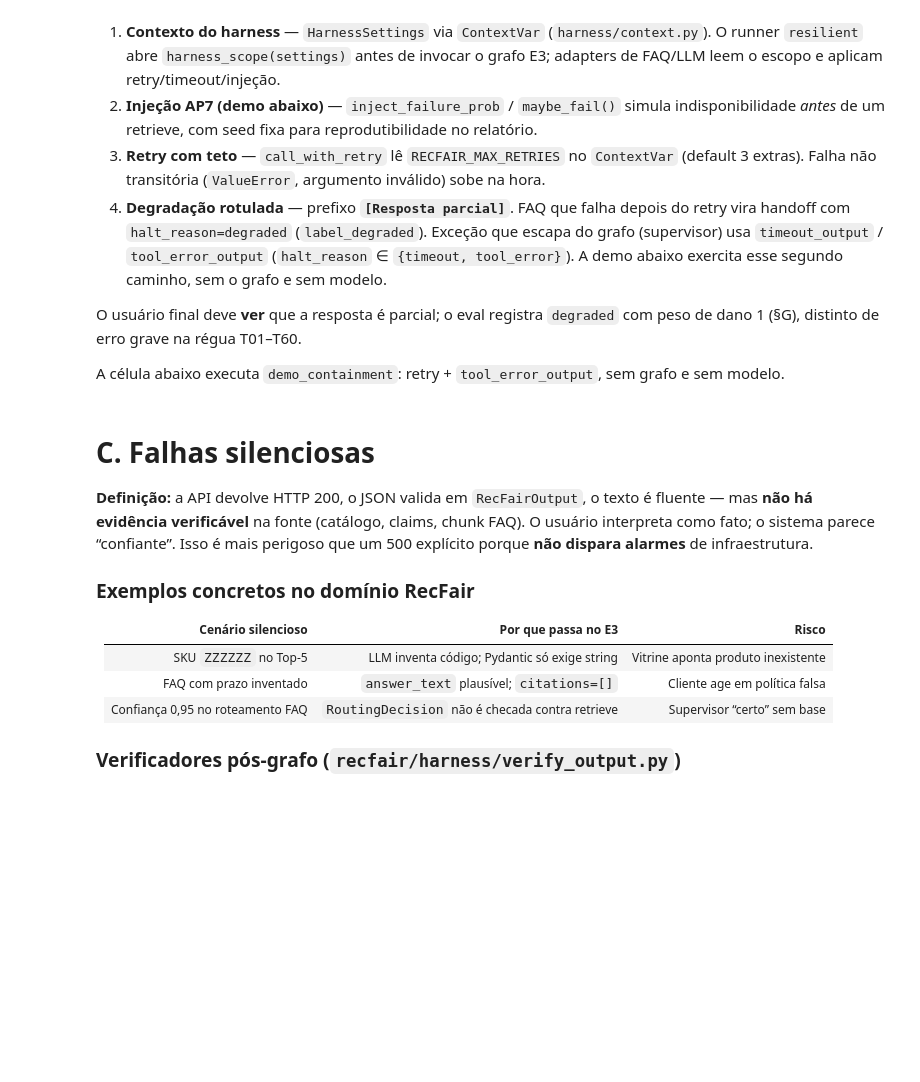
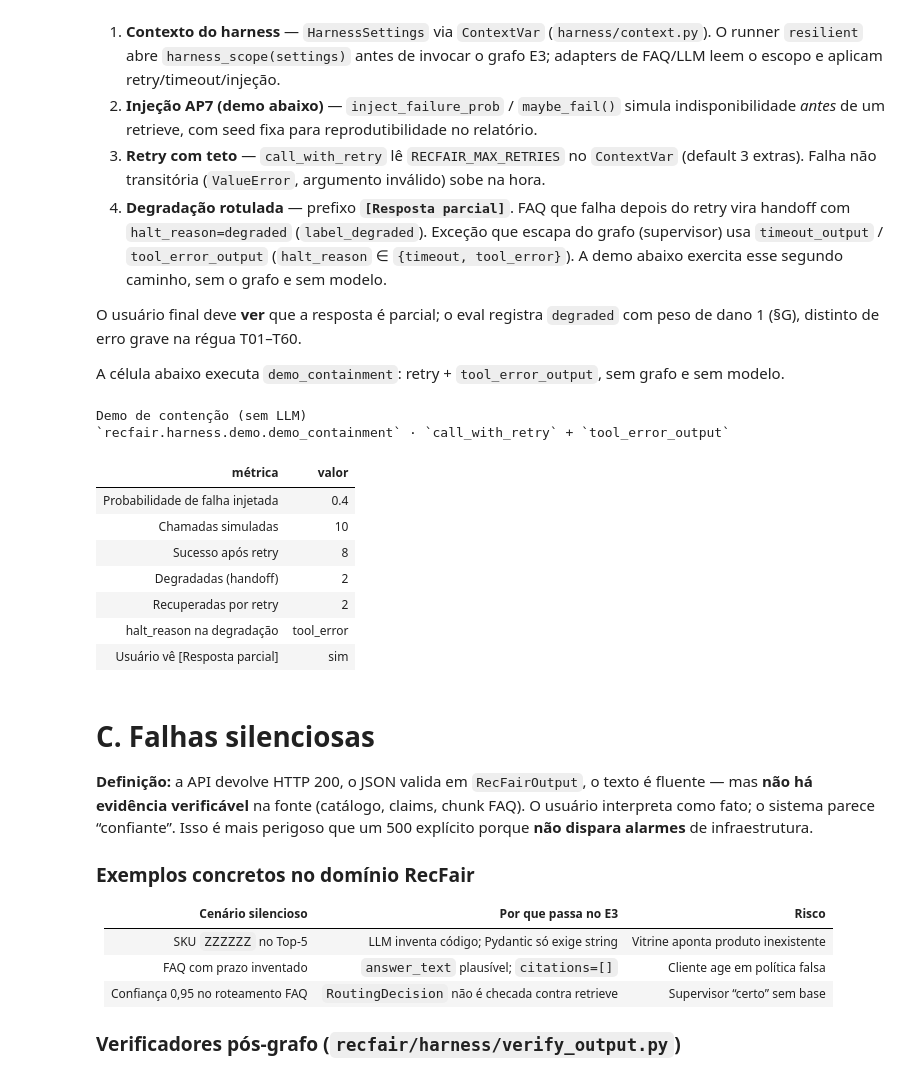
Before and after one commit to andluizsouza/unicamp-llm-agents, a Jupyter notebook: recfair/eval/notebooks/E4_robustez_etica.ipynb, the cells around one changed output. Saved outputs shown, nothing was run; the diff lists cells and outputs as text; code cells hidden in the pictures; blank space fills up the shorter version.

Commit message:
feat: restructure E4 notebook to enhance reporting on robustness and ethics

```diff
--- a/recfair/eval/notebooks/E4_robustez_etica.ipynb
+++ b/recfair/eval/notebooks/E4_robustez_etica.ipynb
@@ -174,6 +183,26 @@ Em produção, RecFair não é um único “modelo”: é uma **cadeia** API Gem
 O usuário final deve **ver** que a resposta é parcial; o eval registra `degraded` com peso de dano 1 (§G), distinto de erro grave na régua T01–T60.
 
 A célula abaixo executa `demo_containment`: retry + `tool_error_output`, sem grafo e sem modelo.
+# %%
+from IPython.display import HTML, display
+
+from eval.report import render_containment_panel
+from recfair.harness.demo import demo_containment
+
+# seed=4: com p=0,4 há recuperação por retry e handoff degradado na mesma demo.
+containment = demo_containment(failure_prob=0.4, n_calls=10, seed=4)
+display(HTML(render_containment_panel(containment)))
+# %% [output]
+Demo de contenção (sem LLM)
+`recfair.harness.demo.demo_containment` · `call_with_retry` + `tool_error_output`
+| métrica | valor |
+| Probabilidade de falha injetada | 0.4 |
+| Chamadas simuladas | 10 |
+| Sucesso após retry | 8 |
+| Degradadas (handoff) | 2 |
+| Recuperadas por retry | 2 |
+| halt_reason na degradação | tool_error |
+| Usuário vê [Resposta parcial] | sim |
 # %% [markdown]
 # C. Falhas silenciosas
 
```
Also changed, not shown: parts of 12 cells of this notebook.
